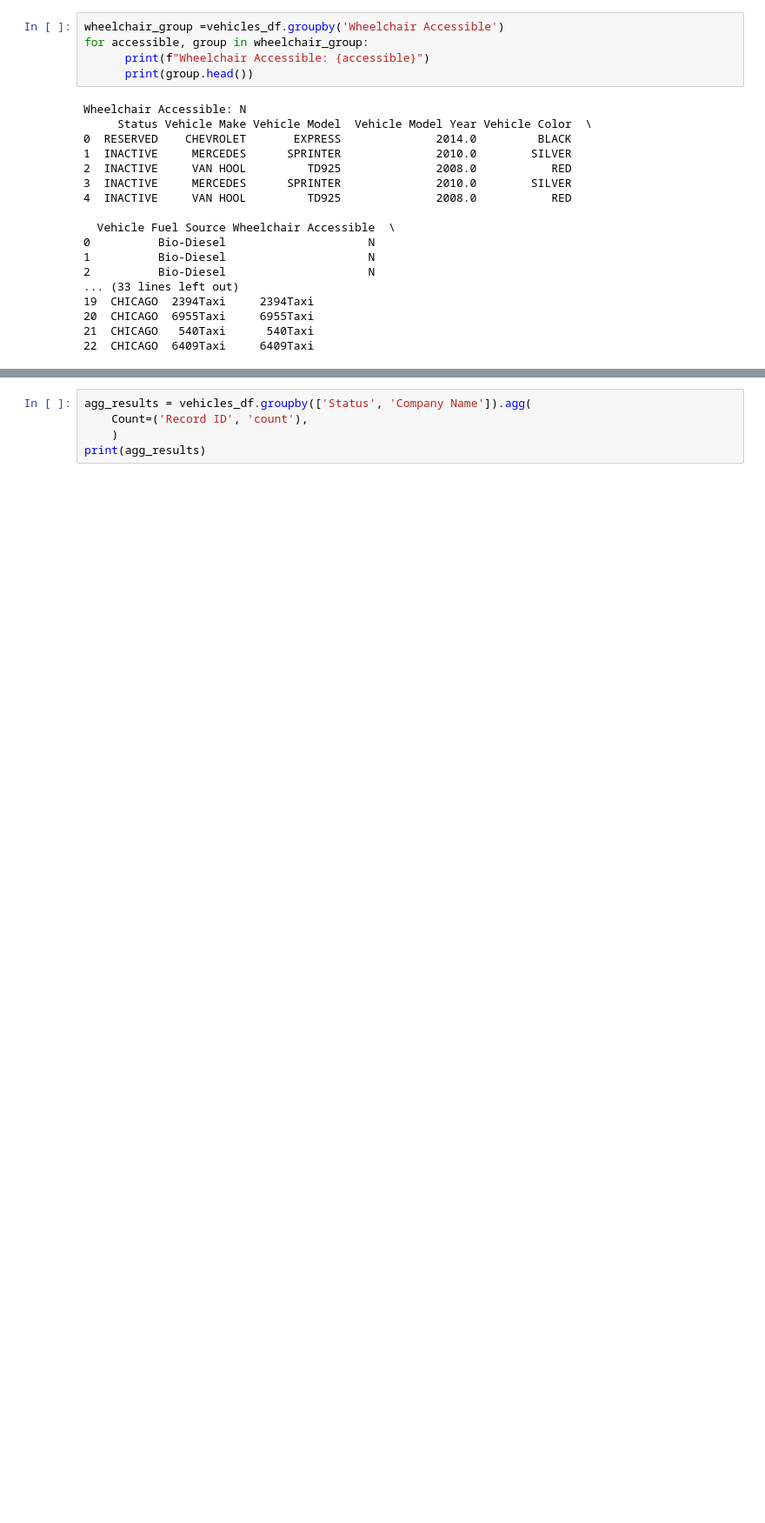
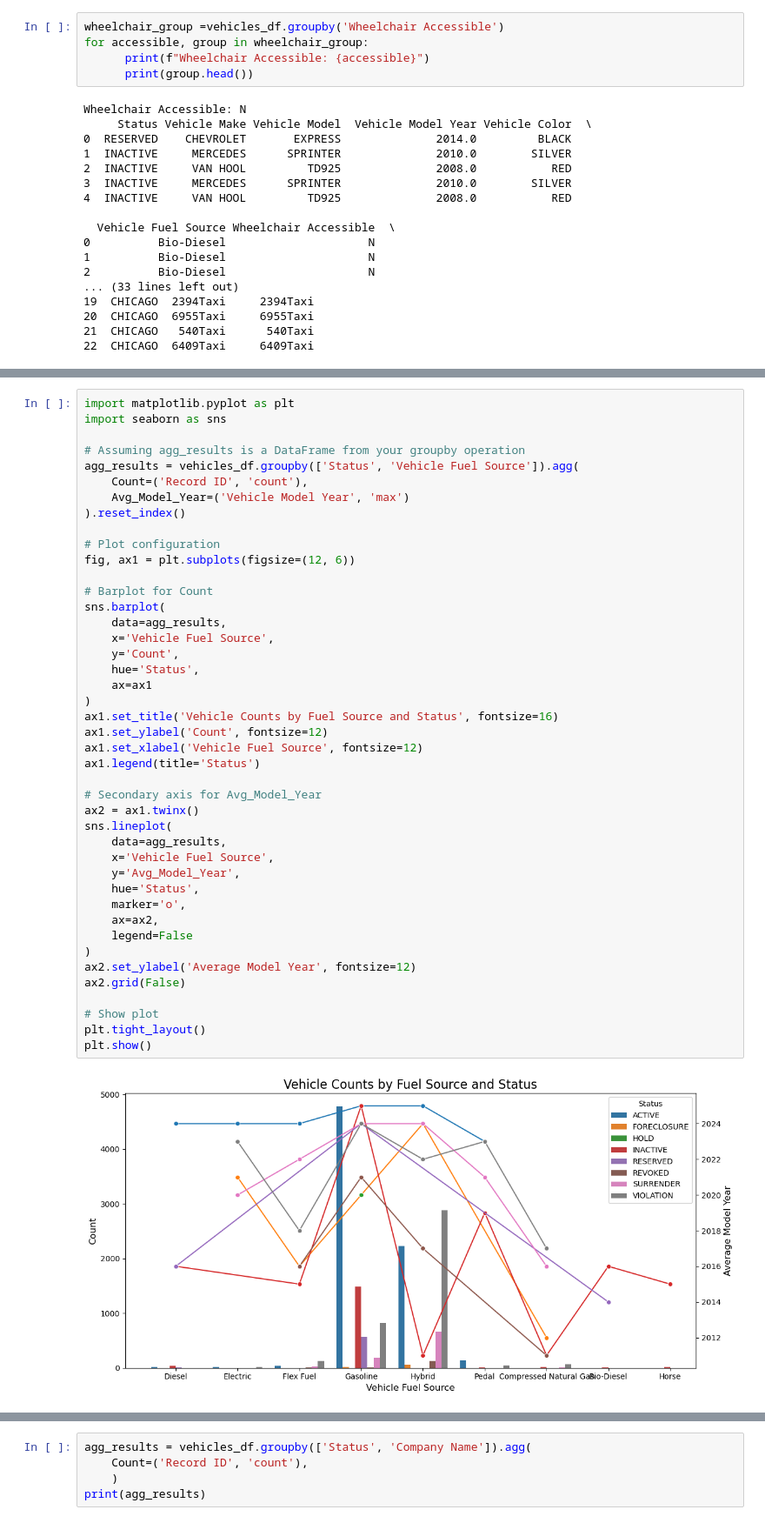
Before and after one commit to shaveenudayanga/py-lens, a Jupyter notebook: full_vehicle_Stat.ipynb, the cells around one changed output, grey strips where cells are left out. Shown at 87% size. Cells and saved outputs as stored; diff of their text form; blank space fills up the shorter version.

Commit message:
latest update of vehicle dataset

```diff
--- a/full_vehicle_Stat.ipynb
+++ b/full_vehicle_Stat.ipynb
@@ -399 +420,46 @@ FORECLOSURE Compressed Natural Gas      2     2012.000000
+# %%
+import matplotlib.pyplot as plt
+import seaborn as sns
+
+# Assuming agg_results is a DataFrame from your groupby operation
+agg_results = vehicles_df.groupby(['Status', 'Vehicle Fuel Source']).agg(
+    Count=('Record ID', 'count'),
+    Avg_Model_Year=('Vehicle Model Year', 'max')
+).reset_index()
+
+# Plot configuration
+fig, ax1 = plt.subplots(figsize=(12, 6))
+
+# Barplot for Count
+sns.barplot(
+    data=agg_results,
+    x='Vehicle Fuel Source',
+    y='Count',
+    hue='Status',
+    ax=ax1
+)
+ax1.set_title('Vehicle Counts by Fuel Source and Status', fontsize=16)
+ax1.set_ylabel('Count', fontsize=12)
+ax1.set_xlabel('Vehicle Fuel Source', fontsize=12)
+ax1.legend(title='Status')
+
+# Secondary axis for Avg_Model_Year
+ax2 = ax1.twinx()
+sns.lineplot(
+    data=agg_results,
+    x='Vehicle Fuel Source',
+    y='Avg_Model_Year',
+    hue='Status',
+    marker='o',
+    ax=ax2,
+    legend=False
+)
+ax2.set_ylabel('Average Model Year', fontsize=12)
+ax2.grid(False)
+
+# Show plot
+plt.tight_layout()
+plt.show()
+# %% [output]
+[figure, added]
 # %%
```
Also changed, not shown: parts of 3 cells of this notebook.
